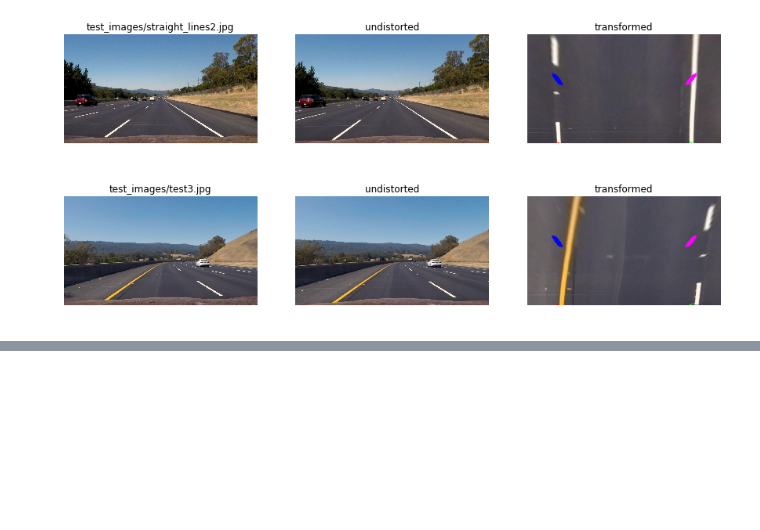
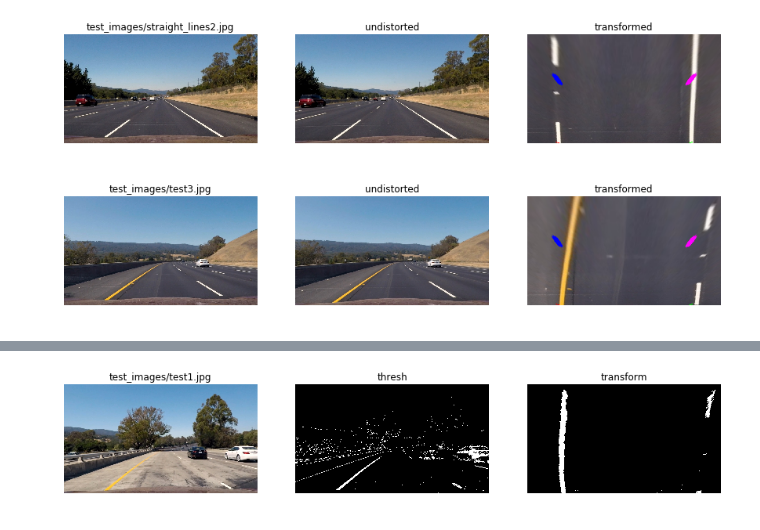
Before and after one commit to p-tricky/AdvancedLaneLines, a Jupyter notebook: AdvancedLaneLines.ipynb, the cells around one changed output, grey strips where cells are left out. Drawn from its saved outputs; the diff is of its cells as text; code cells hidden in the pictures; blank space fills up the shorter version.

```diff
--- a/AdvancedLaneLines.ipynb
+++ b/AdvancedLaneLines.ipynb
@@ -144,0 +82,88 @@ for bin_warped in transformed:
+# %%
+def s_thresh(img, thresh=(170, 255)):
+    hls = cv2.cvtColor(img, cv2.COLOR_RGB2HLS)
+    s_chan = hls[:,:,2]
+
+    sbinary = np.zeros_like(s_chan)
+    sbinary[(s_chan >= thresh[0]) & (s_chan <= thresh[1])] = 1
+
+    return sbinary
+
+def abs_sobel_thresh(gray, orient='x', sobel_kernel=3, thresh=(0, 255)):
+    if orient == 'x':
+        sobel = cv2.Sobel(gray, cv2.CV_64F, 1, 0, ksize=sobel_kernel)
+    elif orient == 'y':
+        sobel = cv2.Sobel(gray, cv2.CV_64F, 0, 1, ksize=sobel_kernel)
+    else:
+        raise ValueError("orient should be x or y")
+
+    sobel = np.absolute(sobel)
+    scaled_sobel = np.uint8(255 * sobel/np.max(sobel))
+    binary_out = np.zeros_like(scaled_sobel)
+    binary_out[(scaled_sobel >= thresh[0]) & (scaled_sobel <= thresh[1])] = 1
+    return binary_out
+
+def mag_thresh(gray, sobel_kernel=3, thresh=(0, 255)):
+    sobel_x = cv2.Sobel(gray, cv2.CV_64F, 1, 0, ksize=sobel_kernel)
+    sobel_y = cv2.Sobel(gray, cv2.CV_64F, 0, 1, ksize=sobel_kernel)
+    mag_sobel = np.sqrt(sobel_x**2 + sobel_y**2)
+
+    binary_out = np.zeros_like(mag_sobel)
+    binary_out[(mag_sobel >= thresh[0]) & (mag_sobel <= thresh[1])] = 1
+    return binary_out
+
+def dir_thresh(gray, sobel_kernel=3, thresh=(0,np.pi/2)):
+    sobel_x = cv2.Sobel(gray, cv2.CV_64F, 1, 0, ksize=sobel_kernel)
+    sobel_y = cv2.Sobel(gray, cv2.CV_64F, 0, 1, ksize=sobel_kernel)
+    dir_sobel = np.absolute(np.arctan2(sobel_y, sobel_x))
+    binary_out = np.zeros_like(dir_sobel)
+    binary_out[(dir_sobel >= thresh[0]) & (dir_sobel <= thresh[1])]
+    return binary_out
+
+def threshold(rgb_img):
+    gray = cv2.cvtColor(rgb_img, cv2.COLOR_RGB2GRAY)
+    x_bin = abs_sobel_thresh(gray, thresh=(10,255))
+    y_bin = abs_sobel_thresh(gray, orient='y', thresh=(60,255))
+    mag_bin = mag_thresh(gray, thresh=(40,255))
+    dir_bin = dir_thresh(gray, thresh=(.65,1.05))
+    s_bin = s_thresh(rgb_img)
+
+    combined = np.zeros_like(gray)
+    combined[((x_bin == 1) & (y_bin == 1)) | ((mag_bin == 1) & (dir_bin == 1)) | (s_bin == 1)] = 1
+    return combined
+
+transformed = []
+origs = []
+
+cam_params = pickle.load(open('camera_cal/camera_params.p', 'rb'))
+m = cam_params['transform']
+cmtx = cam_params['cmtx']
+dCoefs = cam_params['dCoefs']
+x = cam_params['x']
+y = cam_params['y']
+for fname in glob.glob('test_images/*.jpg'):
+    plt.figure(figsize=(15,30))
+    img = cv2.imread(fname)
+    img = cv2.cvtColor(img, cv2.COLOR_BGR2RGB)
+    img = cv2.undistort(img, cmtx, dCoefs, None, cmtx)
+    origs.append(img)
+    plt.subplot(1, 3, 1)
+    plt.imshow(img)
+    plt.title(fname)
+    plt.axis('off')
+
+    thresh = threshold(img)
+    plt.subplot(1, 3, 2)
+    plt.imshow(thresh, cmap='gray')
+    plt.title("thresh")
+    plt.axis('off')
+
+    transform = cv2.warpPerspective(thresh, m, (x, y))
+    transformed.append(transform)
+    plt.subplot(1, 3, 3)
+    plt.imshow(transform, cmap='gray')
+    plt.title("transform")
+    plt.axis('off')
+    plt.show
+# %% [output]
+[figure, added]
```
Also changed, not shown: parts of 6 cells of this notebook.
